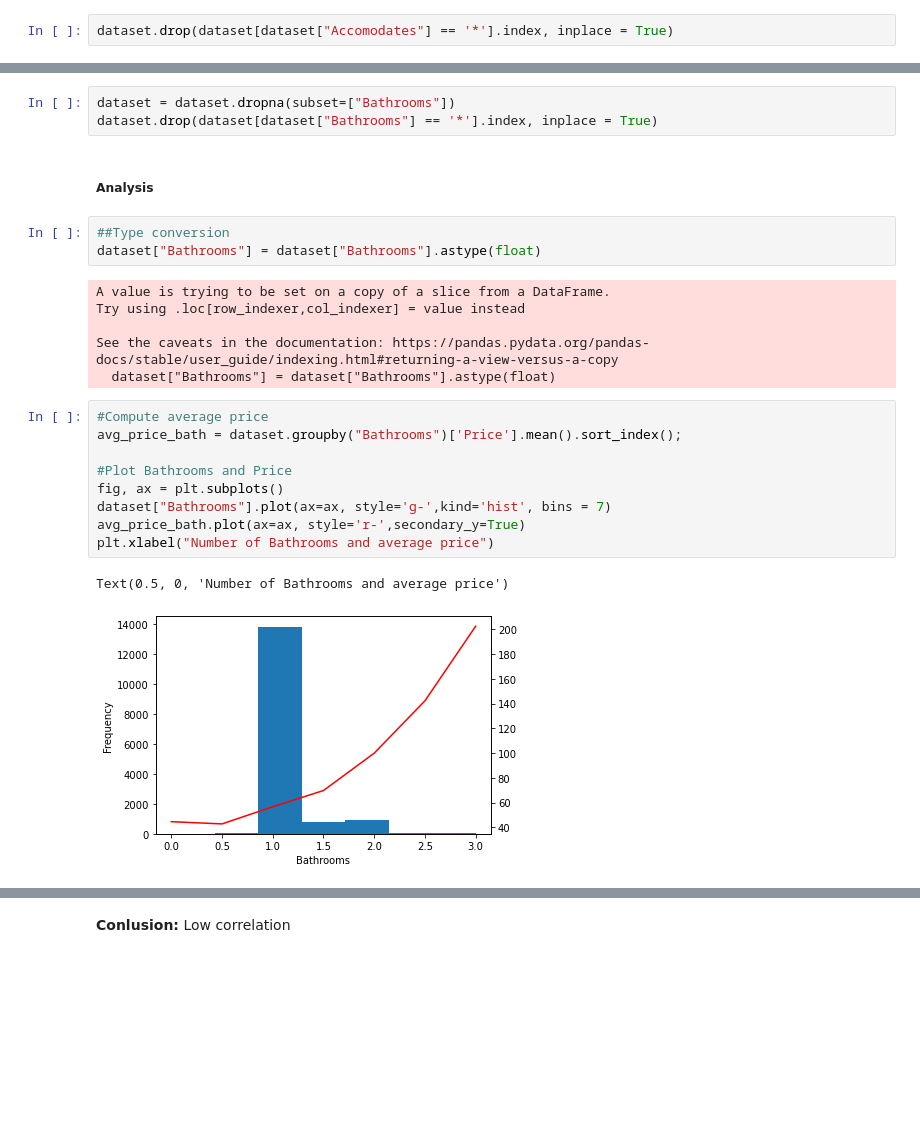
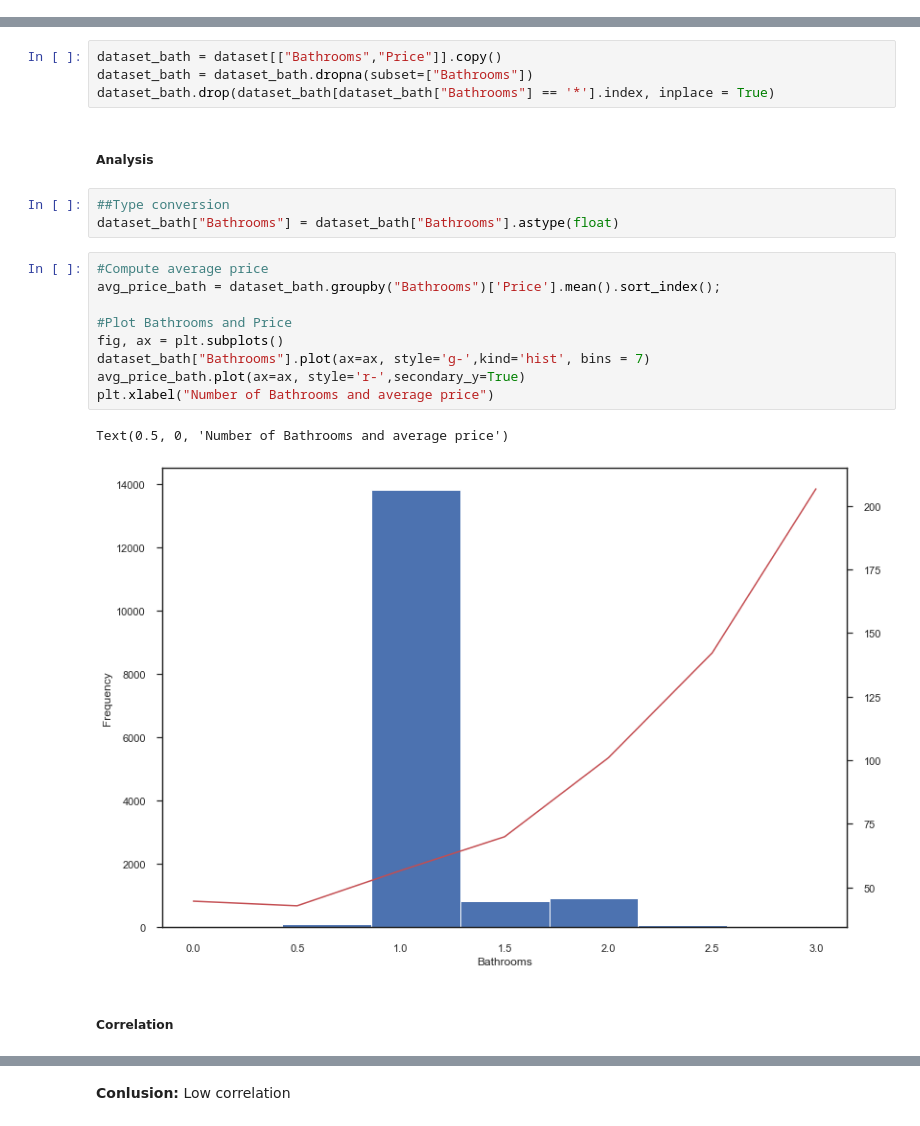
Before and after one commit to flaviendeseure/Airbnb_berlin_price_prediction, a Jupyter notebook: Projet - Airbnb Berlin Price Prediction.ipynb, the cells around one changed output, grey strips where cells are left out. Cells and saved outputs as stored; diff of their text form; blank space fills up the shorter version.

```diff
--- a/Projet - Airbnb Berlin Price Prediction.ipynb
+++ b/Projet - Airbnb Berlin Price Prediction.ipynb
@@ -1112,2 +1108,0 @@ Très peu de valeurs manquantes, on peut les drop.
-# %%
-dataset.drop(dataset[dataset["Accomodates"] == '*'].index, inplace = True)
@@ -1142,28 +1149,25 @@ missing_values_rate_display("Bathrooms", dataset)
 Missing value for Bathrooms columns: 0.089% (14/15692)
 Star value for Bathrooms columns: 0.070% (11/15692)
 # %%
-dataset = dataset.dropna(subset=["Bathrooms"])
-dataset.drop(dataset[dataset["Bathrooms"] == '*'].index, inplace = True)
+dataset_bath = dataset[["Bathrooms","Price"]].copy()
+dataset_bath = dataset_bath.dropna(subset=["Bathrooms"])
+dataset_bath.drop(dataset_bath[dataset_bath["Bathrooms"] == '*'].index, inplace = True)
 # %% [markdown]
 ##### Analysis
 # %%
 ##Type conversion
-dataset["Bathrooms"] = dataset["Bathrooms"].astype(float)
+dataset_bath["Bathrooms"] = dataset_bath["Bathrooms"].astype(float)
-# %% [output]
-A value is trying to be set on a copy of a slice from a DataFrame.
-Try using .loc[row_indexer,col_indexer] = value instead
-
-See the caveats in the documentation: https://pandas.pydata.org/pandas-docs/stable/user_guide/indexing.html#returning-a-view-versus-a-copy
-  dataset["Bathrooms"] = dataset["Bathrooms"].astype(float)
 # %%
 #Compute average price
-avg_price_bath = dataset.groupby("Bathrooms")['Price'].mean().sort_index();
+avg_price_bath = dataset_bath.groupby("Bathrooms")['Price'].mean().sort_index();
 
 #Plot Bathrooms and Price
 fig, ax = plt.subplots()
-dataset["Bathrooms"].plot(ax=ax, style='g-',kind='hist', bins = 7)
+dataset_bath["Bathrooms"].plot(ax=ax, style='g-',kind='hist', bins = 7)
 avg_price_bath.plot(ax=ax, style='r-',secondary_y=True)
 plt.xlabel("Number of Bathrooms and average price")
 # %% [output]
 Text(0.5, 0, 'Number of Bathrooms and average price')
-[figure, old version]
+[figure, new version]
+# %% [markdown]
+##### Correlation
```
Also changed, not shown: parts of 41 cells of this notebook.
